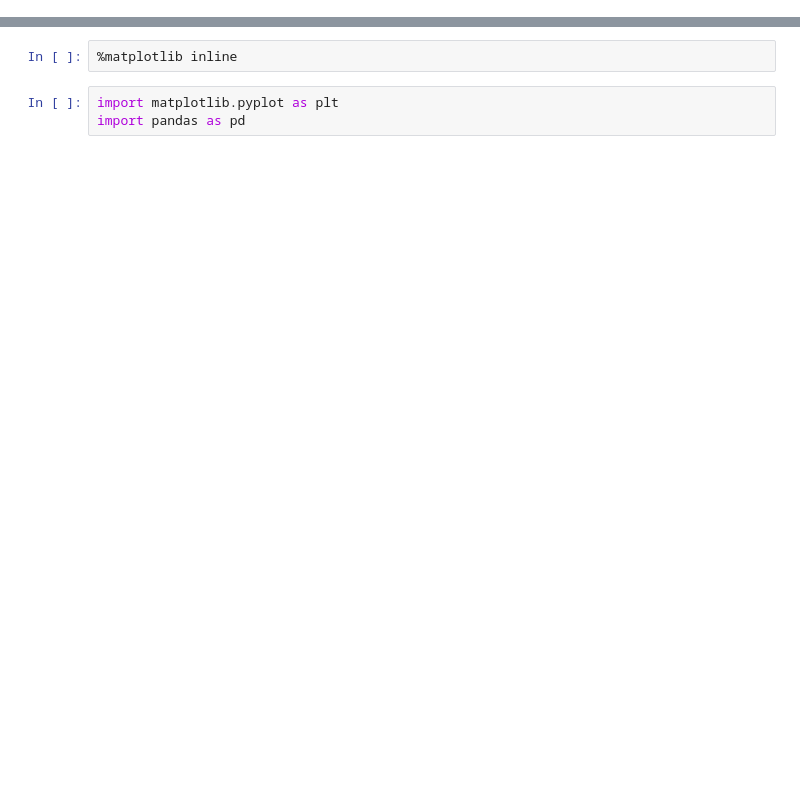
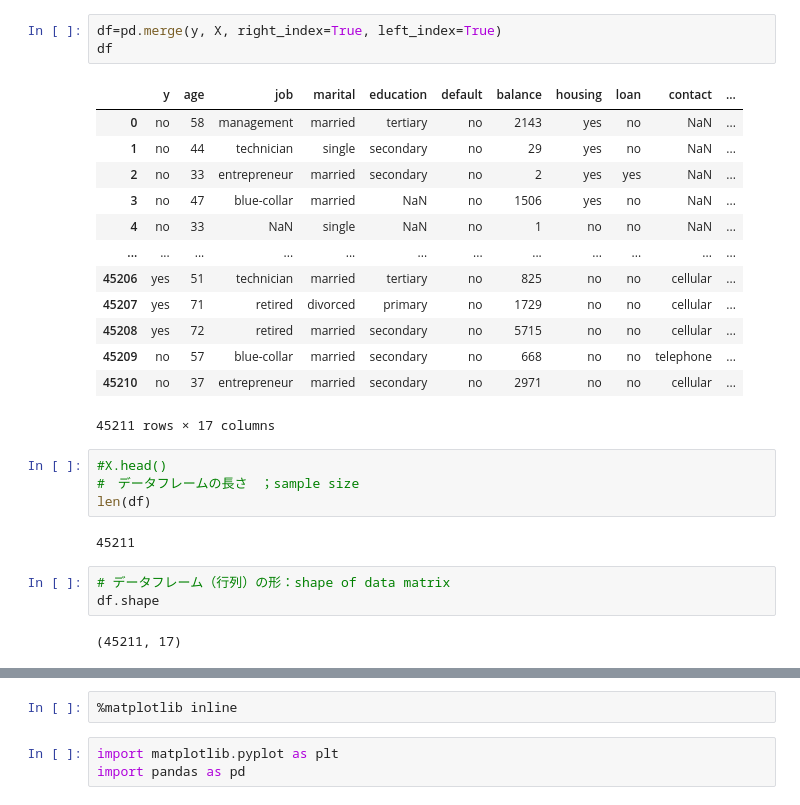
Before and after one commit to sugimotoh/classes, a Jupyter notebook: marketingmodels.ipynb, the cells around one changed output, grey strips where cells are left out. Saved outputs shown, nothing was run; the diff lists cells and outputs as text; blank space fills up the shorter version.

```diff
--- a/marketingmodels.ipynb
+++ b/marketingmodels.ipynb
@@ -2,0 +43,28 @@
+# %%
+df=pd.merge(y, X, right_index=True, left_index=True)
+df
+# %% [output]
+|  | y | age | job | marital | education | default | balance | housing | loan | contact | ... |
+| 0 | no | 58 | management | married | tertiary | no | 2143 | yes | no | NaN | ... |
+| 1 | no | 44 | technician | single | secondary | no | 29 | yes | no | NaN | ... |
+| 2 | no | 33 | entrepreneur | married | secondary | no | 2 | yes | yes | NaN | ... |
+| 3 | no | 47 | blue-collar | married | NaN | no | 1506 | yes | no | NaN | ... |
+| 4 | no | 33 | NaN | single | NaN | no | 1 | no | no | NaN | ... |
+| ... | ... | ... | ... | ... | ... | ... | ... | ... | ... | ... | ... |
+| 45206 | yes | 51 | technician | married | tertiary | no | 825 | no | no | cellular | ... |
+| 45207 | yes | 71 | retired | divorced | primary | no | 1729 | no | no | cellular | ... |
+| 45208 | yes | 72 | retired | married | secondary | no | 5715 | no | no | cellular | ... |
+| 45209 | no | 57 | blue-collar | married | secondary | no | 668 | no | no | telephone | ... |
+| 45210 | no | 37 | entrepreneur | married | secondary | no | 2971 | no | no | cellular | ... |
+45211 rows × 17 columns
+# %%
+#X.head()
+#　データフレームの長さ　；sample size
+len(df)
+# %% [output]
+45211
+# %%
+# データフレーム（行列）の形：shape of data matrix
+df.shape
+# %% [output]
+(45211, 17)
```
Also changed, not shown: parts of 14 cells of this notebook.
